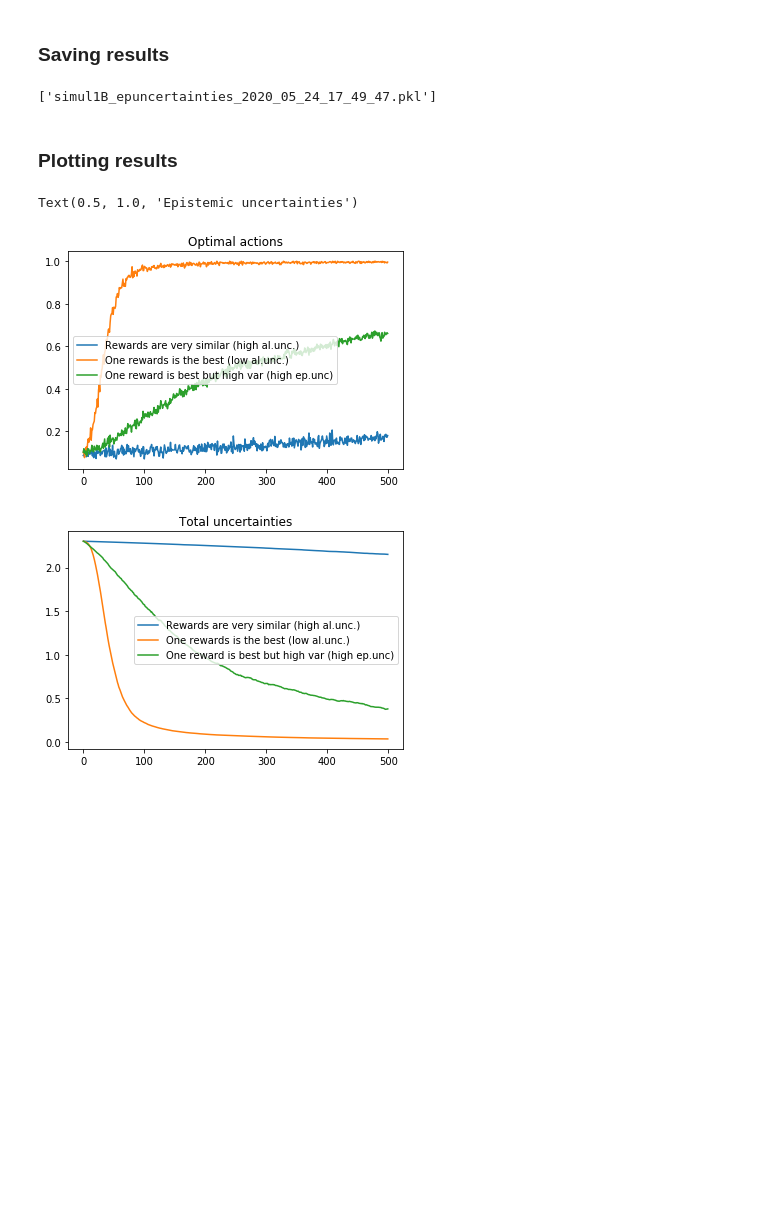
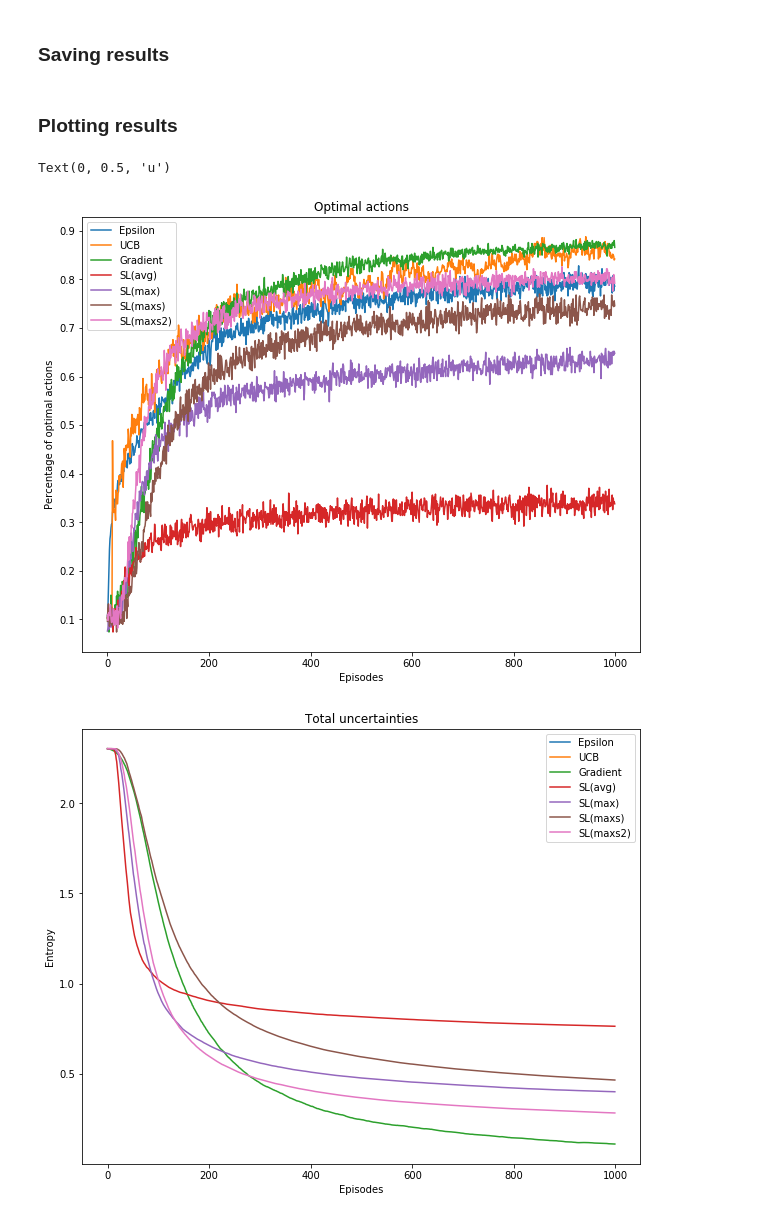
Before and after one commit to FMZennaro/SLBandits, a Jupyter notebook: Simulation1B.ipynb, the cells around one changed output. Drawn from its saved outputs; the diff is of its cells as text; code cells hidden in the pictures; blank space fills up the shorter version.

```diff
--- a/Simulation1B.ipynb
+++ b/Simulation1B.ipynb
@@ -18,8 +21,9 @@ import agents as agt
 ### Parameters for the bandits
 # %%
 n_arms = 10
+mu = 0; sigma = 1
 # %% [markdown]
 ### Parameters for the simulations
 # %%
-n_episodes = 500
+n_episodes = 1000
 n_trials = 500
@@ -111,32 +87,55 @@ for t in tqdm(range(n_trials)):
+# %%
+for t in tqdm(range(n_trials)):
+    bandit = bdt.GaussianBandit(n_arms)
+    bandit.initialize_gaussian_reward_distributions(mu, sigma)
+    optimal_action = bandit.get_optimal_action()
+
+    if(verbose): print('Levers means: {0}'.format(bandit.means))
+    if(verbose): print('Optimal action: {0}'.format(optimal_action))
+
+    for i,a in enumerate(agents):
+
+        agent = a(bandit, n_arms, agent_params[i])
+        for e in range(n_episodes):
+            action,reward = agent.run()
+            totuncertainties[i,t,e] = agent.get_total_uncertainty()
+            epuncertainties[i,t,e] = agent.get_epistemic_uncertainty()
+            if(action==optimal_action): optactions[i,t,e]=1
 # %% [markdown]
 ### Saving results
 # %%
-timestamp = datetime.datetime.now().strftime("%Y_%m_%d_%H_%M_%S")
-joblib.dump(optactions,'simul1B_optactions_'+timestamp+'.pkl')
-joblib.dump(totuncertainties,'simul1B_totuncertainties_'+timestamp+'.pkl')
-joblib.dump(epuncertainties,'simul1B_epuncertainties_'+timestamp+'.pkl')
+if(True):
+    timestamp = datetime.datetime.now().strftime("%Y_%m_%d_%H_%M_%S")
+    joblib.dump(optactions,'sim6B_optactions_'+timestamp+'.pkl')
+    joblib.dump(totuncertainties,'sim6B_totuncertainties_'+timestamp+'.pkl')
+    joblib.dump(epuncertainties,'sim6B_epuncertainties_'+timestamp+'.pkl')
-# %% [output]
-['simul1B_epuncertainties_2020_05_24_17_49_47.pkl']
 # %% [markdown]
 ### Plotting results
 # %%
-for i in range(n_settings):
-    plt.plot(np.arange(n_episodes),np.sum(optactions[i,:,:],axis=0)/np.float(n_trials), label=settings[i])
+plt.figure(figsize=(10,8))
+for i in range(n_agents):
+    plt.plot(np.arange(n_episodes),np.sum(optactions[i,:,:],axis=0)/np.float(n_trials), label=label_agents[i])
 plt.legend()
 plt.title('Optimal actions')
+plt.xlabel('Episodes')
+plt.ylabel('Percentage of optimal actions')
 
-plt.figure()
-for i in range(n_settings):
-    plt.plot(np.arange(n_episodes),np.mean(totuncertainties[i,:,:],axis=0), label=settings[i])
+plt.figure(figsize=(10,8))
+for i in range(n_agents):
+    plt.plot(np.arange(n_episodes),np.mean(totuncertainties[i,:,:],axis=0), label=label_agents[i])
 plt.legend()
 plt.title('Total uncertainties')
+plt.xlabel('Episodes')
+plt.ylabel('Entropy')
 
-plt.figure()
-for i in range(n_settings):
-    plt.plot(np.arange(n_episodes),np.mean(epuncertainties[i,:,:],axis=0), label=settings[i])
+plt.figure(figsize=(10,8))
+for i in range(n_agents):
+    plt.plot(np.arange(n_episodes),np.mean(epuncertainties[i,:,:],axis=0), label=label_agents[i])
 plt.legend()
 plt.title('Epistemic uncertainties')
+plt.xlabel('Episodes')
+plt.ylabel('u')
 # %% [output]
-Text(0.5, 1.0, 'Epistemic uncertainties')
+Text(0, 0.5, 'u')
-[figure, old version]
+[figure, new version]
-[figure, old version]
+[figure, new version]
```
Also changed, not shown: parts of 11 cells of this notebook, 4 other files.
